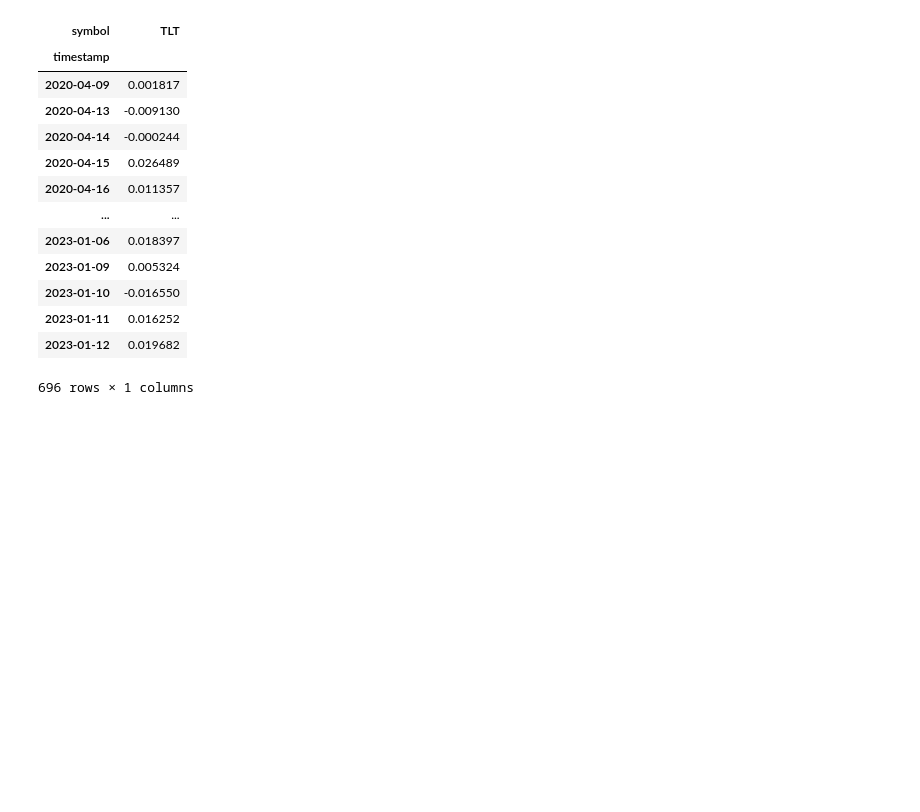
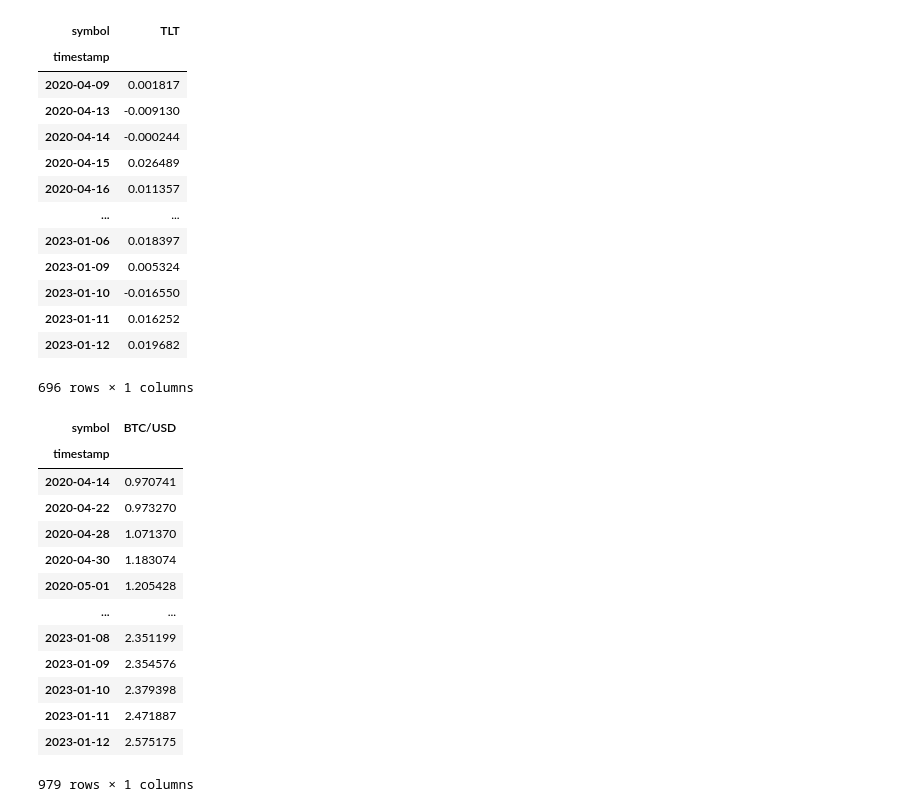
Before and after one commit to jordan-gilmartin/Alpaca-API-Data, a Jupyter notebook: Alpaca-API-Data.ipynb, the cells around one changed output. Cells and saved outputs as stored; diff of their text form; code cells hidden in the pictures; blank space fills up the shorter version.

```diff
--- a/Alpaca-API-Data.ipynb
+++ b/Alpaca-API-Data.ipynb
@@ -588,5 +588,20 @@ tlt_daily
 696 rows × 1 columns
 # %%
 # Running cumprod (cumulative product) function over BTC Daily Returns to calculate overall gain / loss
-B_cumprod = (1 + SOROS).cumprod()
-SOROS_cumprod
+BTC_cumprod = (1 + btc_daily).cumprod()
+BTC_cumprod
+# %% [output]
+| symbol | BTC/USD |
+| timestamp |  |
+| 2020-04-14 | 0.970741 |
+| 2020-04-22 | 0.973270 |
+| 2020-04-28 | 1.071370 |
+| 2020-04-30 | 1.183074 |
+| 2020-05-01 | 1.205428 |
+| ... | ... |
+| 2023-01-08 | 2.351199 |
+| 2023-01-09 | 2.354576 |
+| 2023-01-10 | 2.379398 |
+| 2023-01-11 | 2.471887 |
+| 2023-01-12 | 2.575175 |
+979 rows × 1 columns
```
Also changed, not shown: parts of 3 cells of this notebook.
